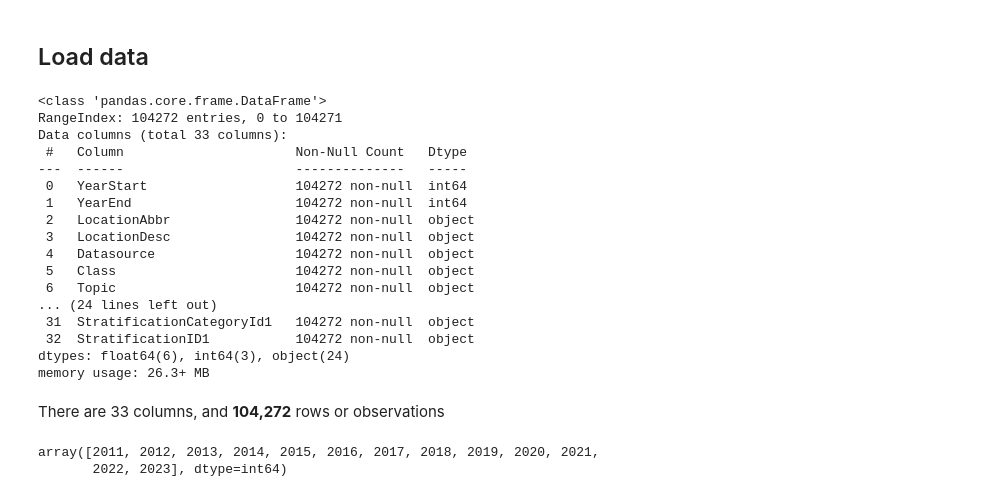
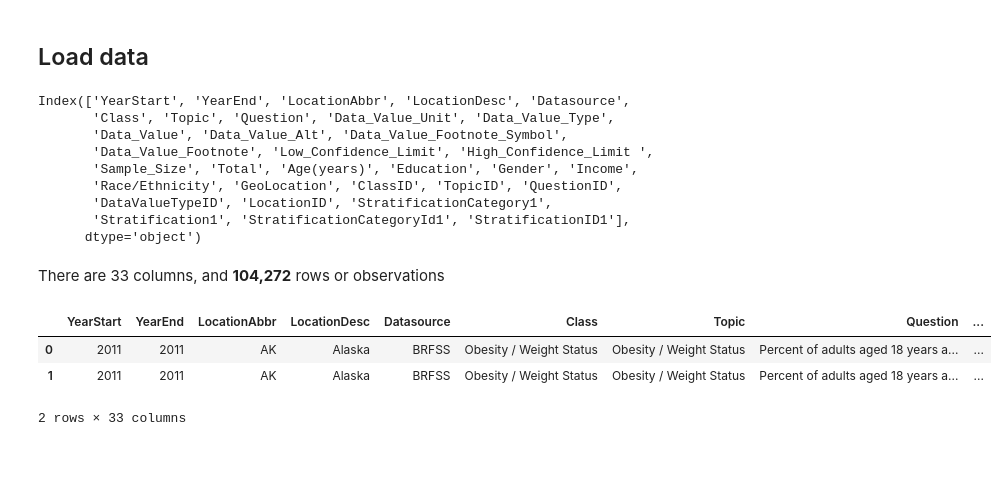
Before and after one commit to INFO-511-F24/final-project-TheOutliers, a Jupyter notebook: Code-Notebooks/Workspace_VSJ.ipynb, the cells around one changed output. Drawn from its saved outputs; the diff is of its cells as text; code cells hidden in the pictures; blank space fills up the shorter version.

```diff
--- a/Code-Notebooks/Workspace_VSJ.ipynb
+++ b/Code-Notebooks/Workspace_VSJ.ipynb
@@ -12,29 +12,23 @@ import matplotlib.pyplot as plt
 # %%
 nutrition = pd.read_csv("../data/Nutrition.csv")
 
-nutrition.info()
+print(nutrition.columns)
 # %% [output]
-<class 'pandas.core.frame.DataFrame'>
-RangeIndex: 104272 entries, 0 to 104271
-Data columns (total 33 columns):
- #   Column                      Non-Null Count   Dtype
----  ------                      --------------   -----
- 0   YearStart                   104272 non-null  int64
- 1   YearEnd                     104272 non-null  int64
- 2   LocationAbbr                104272 non-null  object
- 3   LocationDesc                104272 non-null  object
- 4   Datasource                  104272 non-null  object
- 5   Class                       104272 non-null  object
- 6   Topic                       104272 non-null  object
-... (24 lines left out)
- 31  StratificationCategoryId1   104272 non-null  object
- 32  StratificationID1           104272 non-null  object
-dtypes: float64(6), int64(3), object(24)
-memory usage: 26.3+ MB
+Index(['YearStart', 'YearEnd', 'LocationAbbr', 'LocationDesc', 'Datasource',
+       'Class', 'Topic', 'Question', 'Data_Value_Unit', 'Data_Value_Type',
+       'Data_Value', 'Data_Value_Alt', 'Data_Value_Footnote_Symbol',
+       'Data_Value_Footnote', 'Low_Confidence_Limit', 'High_Confidence_Limit ',
+       'Sample_Size', 'Total', 'Age(years)', 'Education', 'Gender', 'Income',
+       'Race/Ethnicity', 'GeoLocation', 'ClassID', 'TopicID', 'QuestionID',
+       'DataValueTypeID', 'LocationID', 'StratificationCategory1',
+       'Stratification1', 'StratificationCategoryId1', 'StratificationID1'],
+      dtype='object')
 # %% [markdown]
 There are 33 columns, and **104,272** rows or observations
-# %%
-nutrition['YearStart'].unique()
-# %% [output]
-array([2011, 2012, 2013, 2014, 2015, 2016, 2017, 2018, 2019, 2020, 2021,
-       2022, 2023], dtype=int64)
+# %%
+nutrition.head(2)
+# %% [output]
+|  | YearStart | YearEnd | LocationAbbr | LocationDesc | Datasource | Class | Topic | Question | ... |
+| 0 | 2011 | 2011 | AK | Alaska | BRFSS | Obesity / Weight Status | Obesity / Weight Status | Percent of adults aged 18 years a... | ... |
+| 1 | 2011 | 2011 | AK | Alaska | BRFSS | Obesity / Weight Status | Obesity / Weight Status | Percent of adults aged 18 years a... | ... |
+2 rows × 33 columns
```
Also changed, not shown: parts of 4 cells of this notebook.
